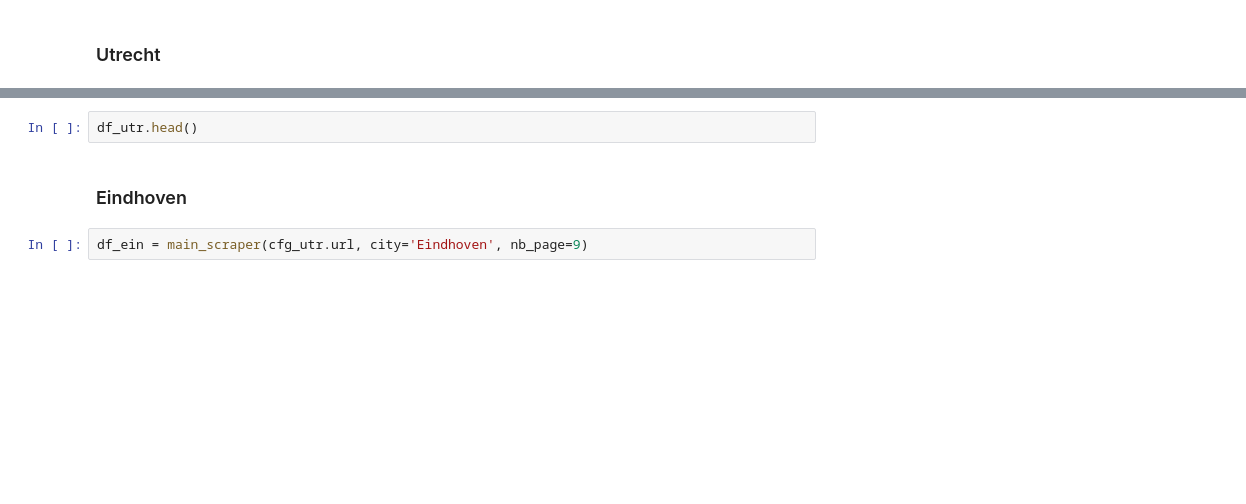
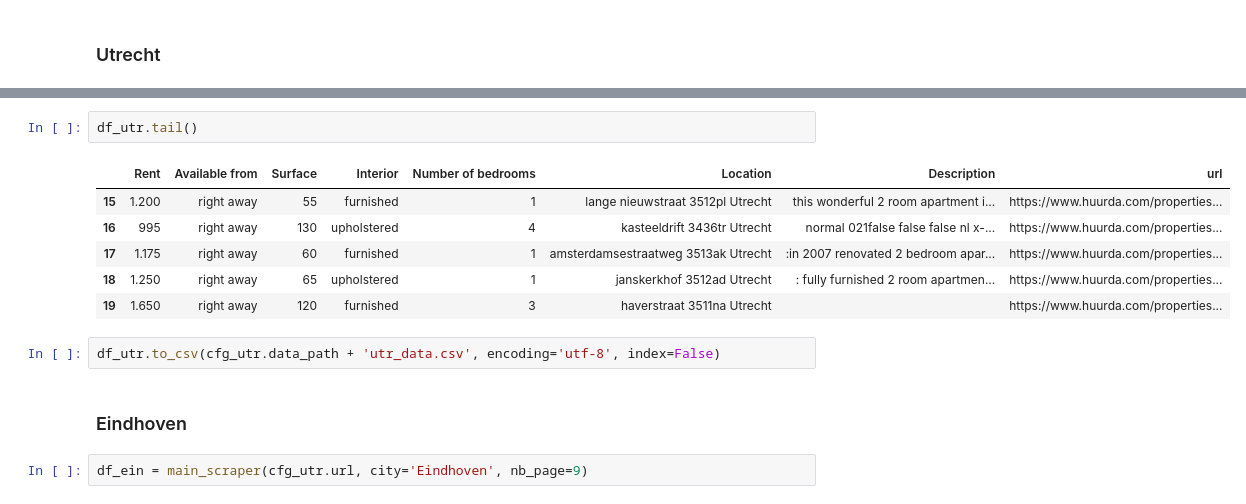
Before and after one commit to GuillaumeCorda/Web_Scraping, a Jupyter notebook: scraper_apartments.ipynb, the cells around one changed output, grey strips where cells are left out. Saved outputs shown, nothing was run; the diff lists cells and outputs as text; blank space fills up the shorter version.

```diff
--- a/scraper_apartments.ipynb
+++ b/scraper_apartments.ipynb
@@ -221,5 +412,14 @@ df_utr.shape
 # %%
-df_utr.head()
+df_utr.tail()
+# %% [output]
+|  | Rent | Available from | Surface | Interior | Number of bedrooms | Location | Description | url |
+| 15 | 1.200 | right away | 55 | furnished | 1 | lange nieuwstraat 3512pl Utrecht | this wonderful 2 room apartment i... | https://www.huurda.com/properties... |
+| 16 | 995 | right away | 130 | upholstered | 4 | kasteeldrift 3436tr Utrecht | normal 021false false false nl x-... | https://www.huurda.com/properties... |
+| 17 | 1.175 | right away | 60 | furnished | 1 | amsterdamsestraatweg 3513ak Utrecht | :in 2007 renovated 2 bedroom apar... | https://www.huurda.com/properties... |
+| 18 | 1.250 | right away | 65 | upholstered | 1 | janskerkhof 3512ad Utrecht | : fully furnished 2 room apartmen... | https://www.huurda.com/properties... |
+| 19 | 1.650 | right away | 120 | furnished | 3 | haverstraat 3511na Utrecht |  | https://www.huurda.com/properties... |
+# %%
+df_utr.to_csv(cfg_utr.data_path + 'utr_data.csv', encoding='utf-8', index=False)
 # %% [markdown]
 ### Eindhoven
 # %%
```
Also changed, not shown: parts of 47 cells of this notebook.
